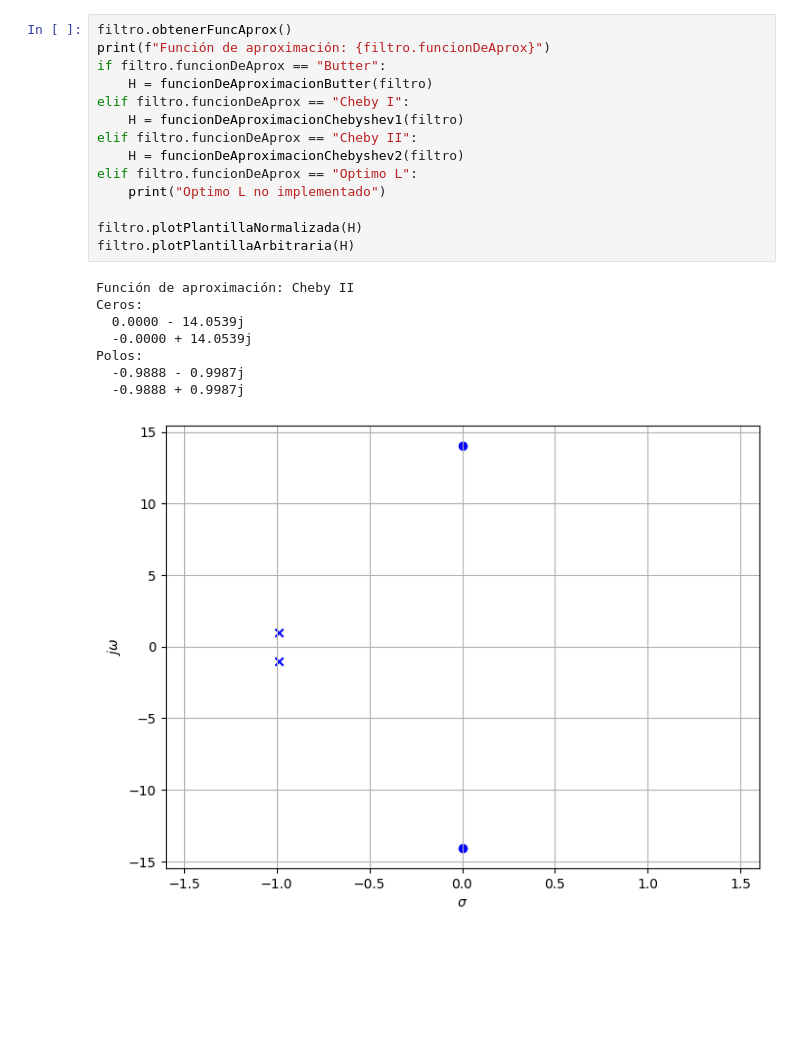
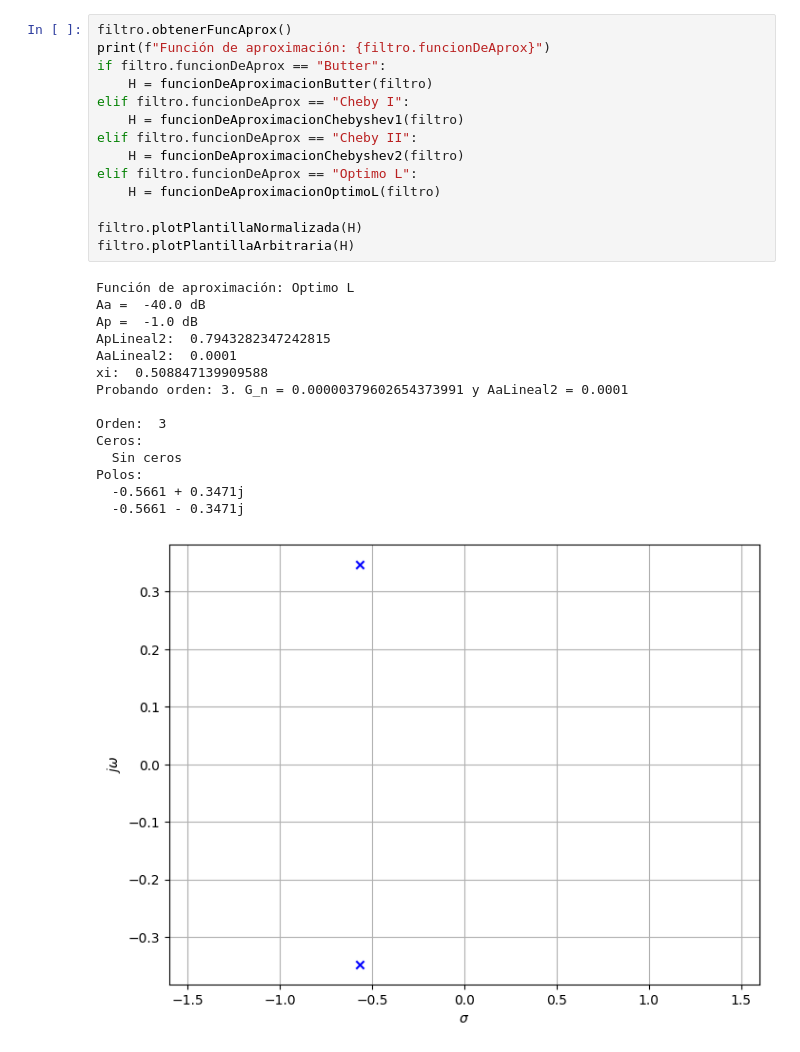
Before and after one commit to ramibelsito/Simulador-De-Filtros-Activos, a Jupyter notebook: Punto1.ipynb, the cells around one changed output. Saved outputs shown, nothing was run; the diff lists cells and outputs as text; blank space fills up the shorter version.

```diff
--- a/Punto1.ipynb
+++ b/Punto1.ipynb
@@ -710,23 +788,30 @@ def funcionDeAproximacionOptimoL(filtro: Filtro):
 # %%
 filtro.obtenerFuncAprox()
 print(f"Función de aproximación: {filtro.funcionDeAprox}")
 if filtro.funcionDeAprox == "Butter":
     H = funcionDeAproximacionButter(filtro)
 elif filtro.funcionDeAprox == "Cheby I":
     H = funcionDeAproximacionChebyshev1(filtro)
 elif filtro.funcionDeAprox == "Cheby II":
     H = funcionDeAproximacionChebyshev2(filtro)
 elif filtro.funcionDeAprox == "Optimo L":
-    print("Optimo L no implementado")
+    H = funcionDeAproximacionOptimoL(filtro)
 
 filtro.plotPlantillaNormalizada(H)
 filtro.plotPlantillaArbitraria(H)
 # %% [output]
-Función de aproximación: Cheby II
+Función de aproximación: Optimo L
+Aa =  -40.0 dB
+Ap =  -1.0 dB
+ApLineal2:  0.7943282347242815
+AaLineal2:  0.0001
+xi:  0.508847139909588
+Probando orden: 3. G_n = 0.00000379602654373991 y AaLineal2 = 0.0001
+
+Orden:  3
 Ceros:
-  0.0000 - 14.0539j
-  -0.0000 + 14.0539j
+  Sin ceros
 Polos:
-  -0.9888 - 0.9987j
-  -0.9888 + 0.9987j
+  -0.5661 + 0.3471j
+  -0.5661 - 0.3471j
-[figure, old version]
+[figure, new version]
```
Also changed, not shown: parts of 5 cells of this notebook.
